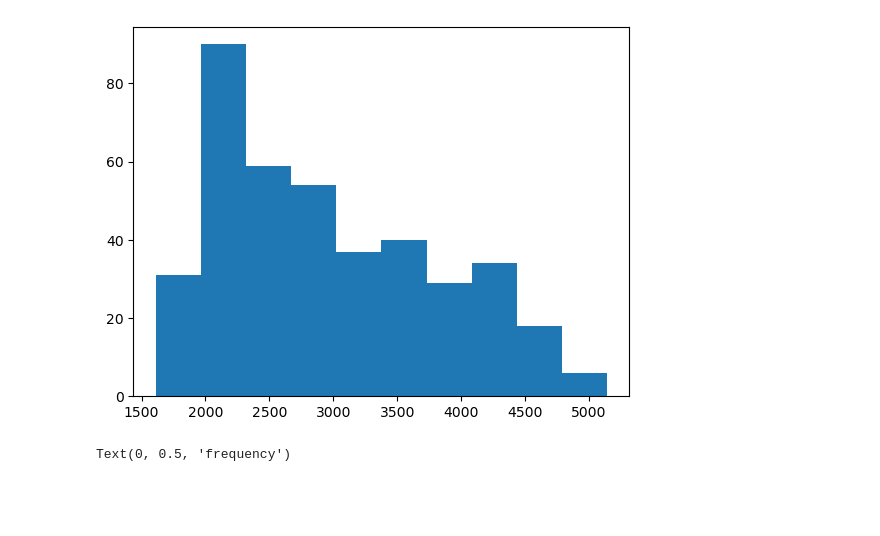
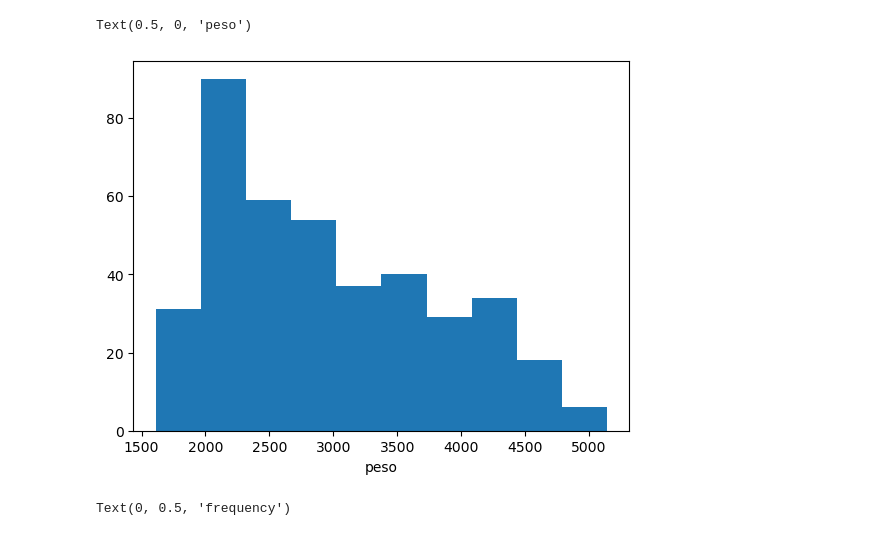
Before and after one commit to andins/stats_course_2024, a Jupyter notebook: distributions.ipynb, the cells around one changed output. Drawn from its saved outputs; the diff is of its cells as text; code cells hidden in the pictures; blank space fills up the shorter version.

```diff
--- a/distributions.ipynb
+++ b/distributions.ipynb
@@ -8,7 +23,9 @@ weight = sns.load_dataset("mpg")["weight"]
 # %%
 plt.hist(weight);
+plt.xlabel("peso")
 # %% [output]
+Text(0.5, 0, 'peso')
-[figure, old version]
+[figure, new version]
 # %%
 plt.hist(weight, bins=50);
 plt.xlabel("weight")
```
Also changed, not shown: parts of 8 cells of this notebook, 2 other files.
